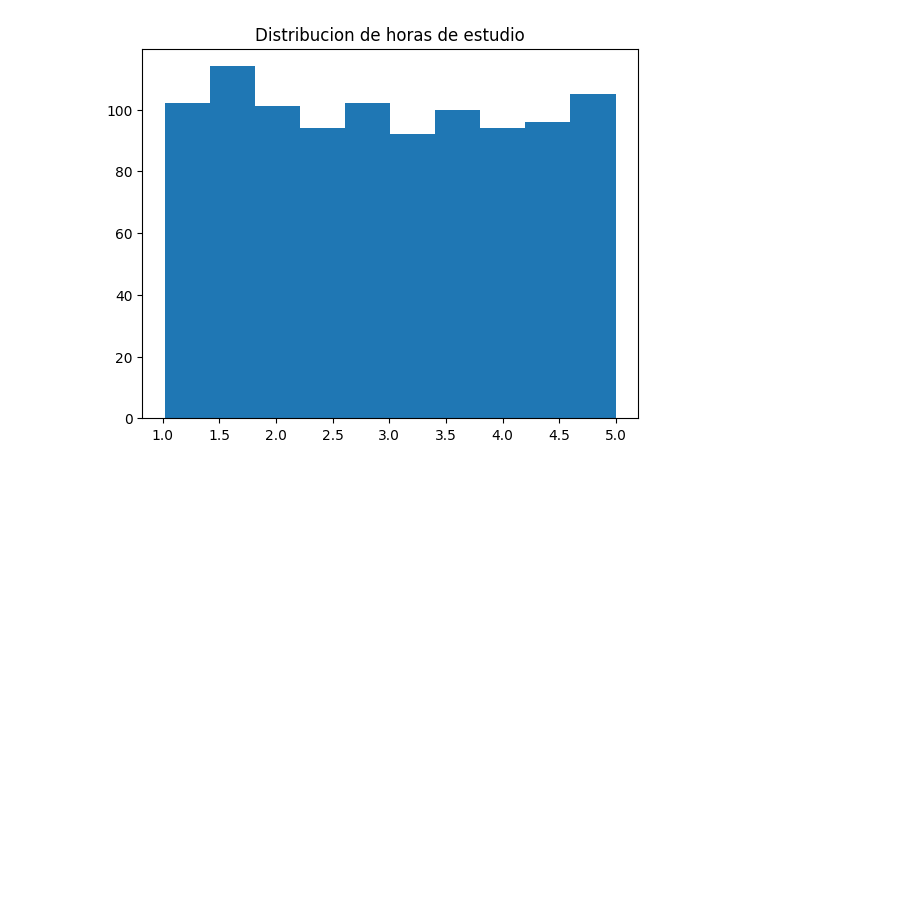
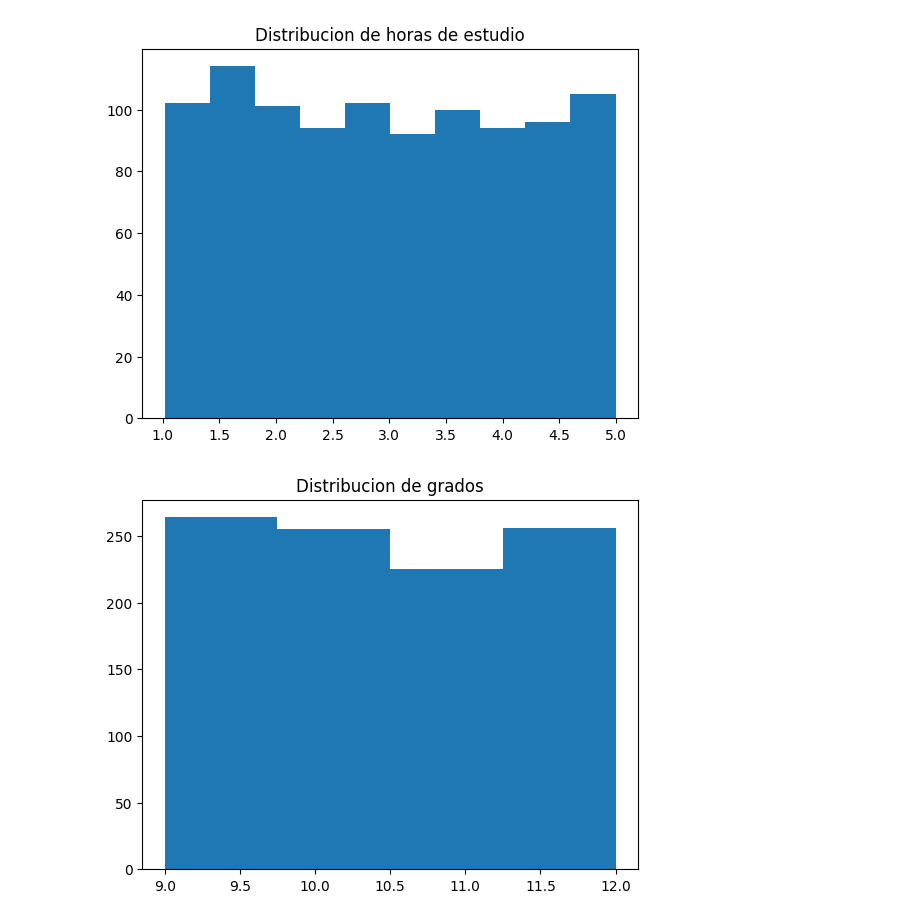
Before and after one commit to AidamZzzZ/student_academic_performance, a Jupyter notebook: notebooks/01.eda.ipynb, the cells around one changed output. Saved outputs shown, nothing was run; the diff lists cells and outputs as text; code cells hidden in the pictures; blank space fills up the shorter version.

```diff
--- a/notebooks/01.eda.ipynb
+++ b/notebooks/01.eda.ipynb
@@ -173,3 +164,9 @@ plt.title("Distribucion de horas de estudio")
 plt.show()
 # %% [output]
 [figure]
+# %%
+plt.hist(data=data, x="grade_level", bins=4)
+plt.title("Distribucion de grados")
+plt.show()
+# %% [output]
+[figure, added]
```
Also changed, not shown: parts of 4 cells of this notebook.
